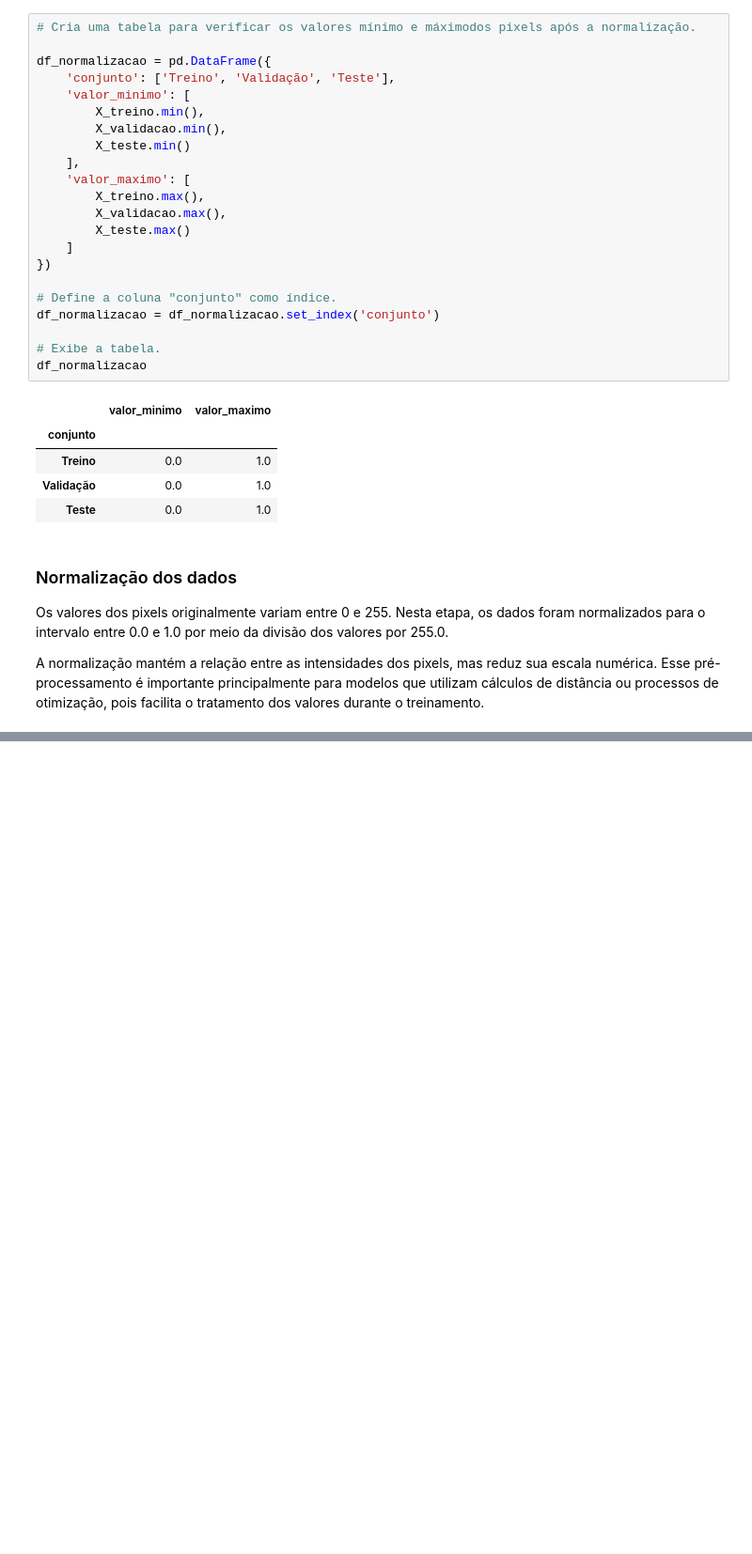
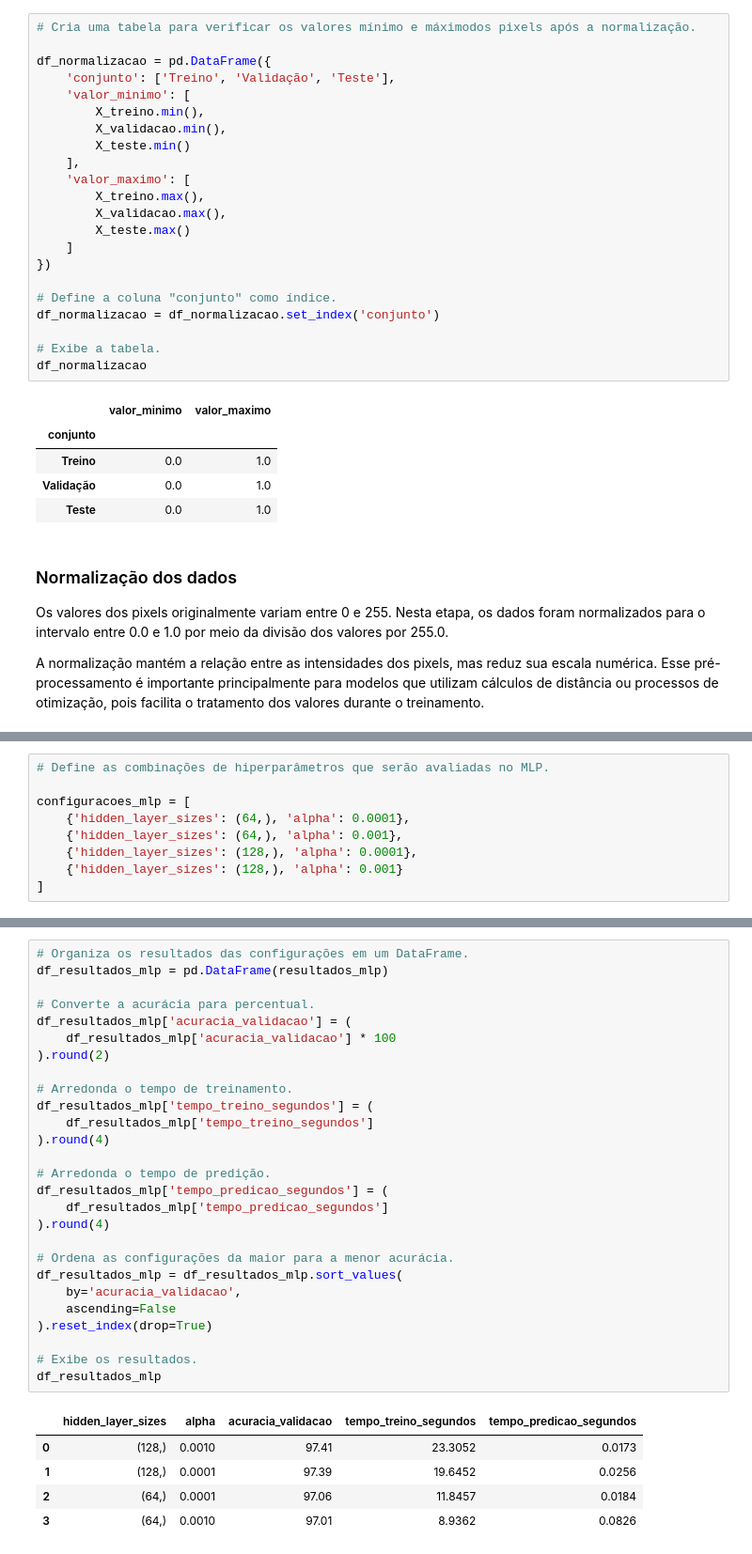
Before and after one commit to ThiOliver/projeto-mnist, a Jupyter notebook: notebooks/01_eda_mnist.ipynb, the cells around one changed output, grey strips where cells are left out. Shown at 94% size. Drawn from its saved outputs; the diff is of its cells as text; blank space fills up the shorter version.

```diff
--- a/notebooks/01_eda_mnist.ipynb
+++ b/notebooks/01_eda_mnist.ipynb
@@ -239,0 +549,9 @@ A normalização mantém a relação entre as intensidades dos pixels, mas reduz
+# %%
+# Define as combinações de hiperparâmetros que serão avaliadas no MLP.
+
+configuracoes_mlp = [
+    {'hidden_layer_sizes': (64,), 'alpha': 0.0001},
+    {'hidden_layer_sizes': (64,), 'alpha': 0.001},
+    {'hidden_layer_sizes': (128,), 'alpha': 0.0001},
+    {'hidden_layer_sizes': (128,), 'alpha': 0.001}
+]
@@ -239,0 +605,33 @@ A normalização mantém a relação entre as intensidades dos pixels, mas reduz
+# %%
+# Organiza os resultados das configurações em um DataFrame.
+df_resultados_mlp = pd.DataFrame(resultados_mlp)
+
+# Converte a acurácia para percentual.
+df_resultados_mlp['acuracia_validacao'] = (
+    df_resultados_mlp['acuracia_validacao'] * 100
+).round(2)
+
+# Arredonda o tempo de treinamento.
+df_resultados_mlp['tempo_treino_segundos'] = (
+    df_resultados_mlp['tempo_treino_segundos']
+).round(4)
+
+# Arredonda o tempo de predição.
+df_resultados_mlp['tempo_predicao_segundos'] = (
+    df_resultados_mlp['tempo_predicao_segundos']
+).round(4)
+
+# Ordena as configurações da maior para a menor acurácia.
+df_resultados_mlp = df_resultados_mlp.sort_values(
+    by='acuracia_validacao',
+    ascending=False
+).reset_index(drop=True)
+
+# Exibe os resultados.
+df_resultados_mlp
+# %% [output]
+|  | hidden_layer_sizes | alpha | acuracia_validacao | tempo_treino_segundos | tempo_predicao_segundos |
+| 0 | (128,) | 0.0010 | 97.41 | 23.3052 | 0.0173 |
+| 1 | (128,) | 0.0001 | 97.39 | 19.6452 | 0.0256 |
+| 2 | (64,) | 0.0001 | 97.06 | 11.8457 | 0.0184 |
+| 3 | (64,) | 0.0010 | 97.01 | 8.9362 | 0.0826 |
```
Also changed, not shown: parts of 18 cells of this notebook.
